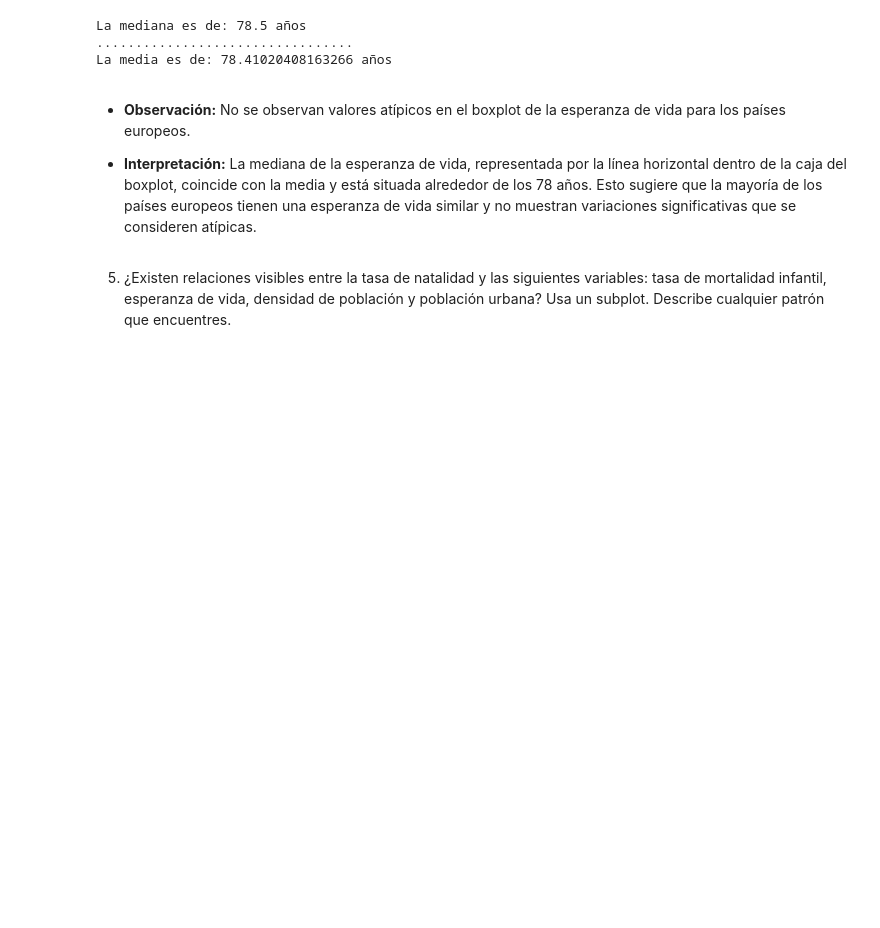
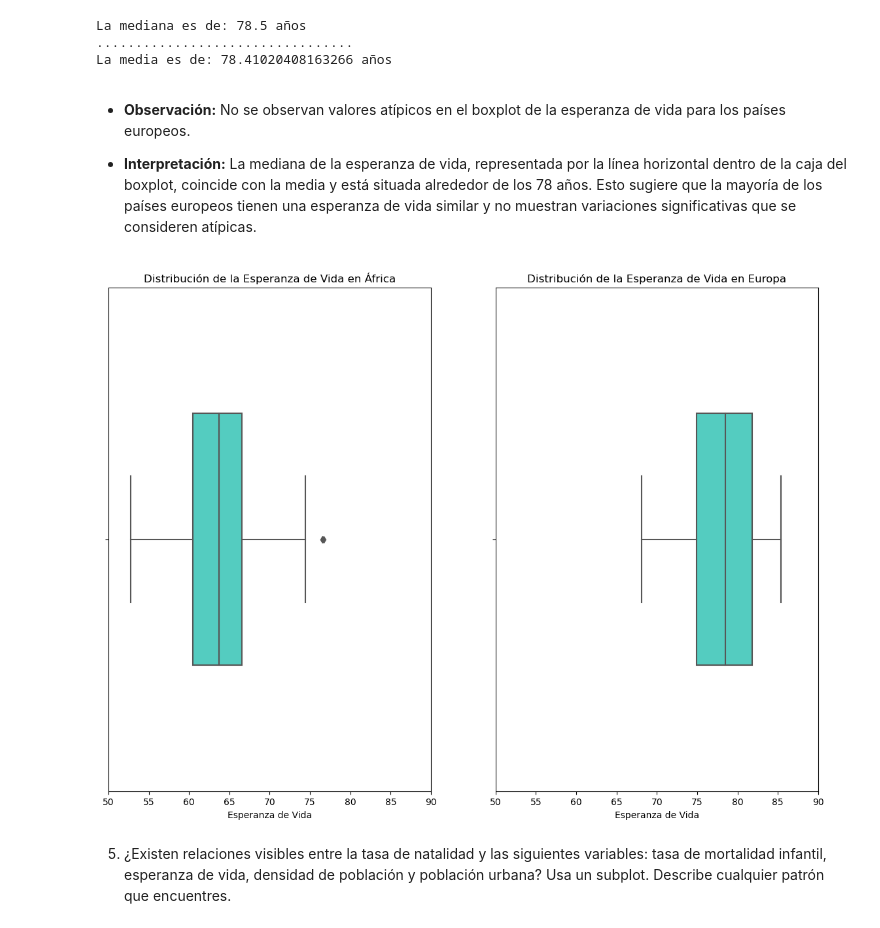
Before and after one commit to TaniaGraff/Modulo3, a Jupyter notebook: Ejercicios_Pair_Programming_Visualizacion.ipynb, the cells around one changed output. Cells and saved outputs as stored; diff of their text form; code cells hidden in the pictures; blank space fills up the shorter version.

```diff
--- a/Ejercicios_Pair_Programming_Visualizacion.ipynb
+++ b/Ejercicios_Pair_Programming_Visualizacion.ipynb
@@ -194,6 +200,28 @@ La media es de: 78.41020408163266 años
 - **Observación:** No se observan valores atípicos en el boxplot de la esperanza de vida para los países europeos.
 
 - **Interpretación:** La mediana de la esperanza de vida, representada por la línea horizontal dentro de la caja del boxplot, coincide con la media y está situada alrededor de los 78 años. Esto sugiere que la mayoría de los países europeos tienen una esperanza de vida similar y no muestran variaciones significativas que se consideren atípicas.
+# %%
+fig, axes = plt.subplots(nrows=1, ncols=2, figsize=(14, 10))
+
+# Filtrar datos para África
+df_africa = df[df['continent'] == 'África']
+
+# Crear el boxplot para África
+sns.boxplot(x='lifeexpectancy', data=df_africa, width=0.5, color='turquoise', ax=axes[0])
+axes[0].set_title('Distribución de la Esperanza de Vida en África')
+axes[0].set_xlabel('Esperanza de Vida')
+axes[0].set_xlim(50, 90)
+
+# Filtrar datos para Europa
+df_europa = df[df['continent'] == 'Europa']
+
+# Crear el boxplot para Europa
+sns.boxplot(x='lifeexpectancy', data=df_europa, width=0.5, color='turquoise', ax=axes[1])
+axes[1].set_title('Distribución de la Esperanza de Vida en Europa')
+axes[1].set_xlabel('Esperanza de Vida')
+axes[1].set_xlim(50, 90);
+# %% [output]
+[figure, added]
 # %% [markdown]
 5. ¿Existen relaciones visibles entre la tasa de natalidad y las siguientes variables: tasa de mortalidad infantil, esperanza de vida, densidad de población y población urbana? Usa un subplot. Describe cualquier patrón que encuentres.
 # %%
```
Also changed, not shown: parts of 3 cells of this notebook.
